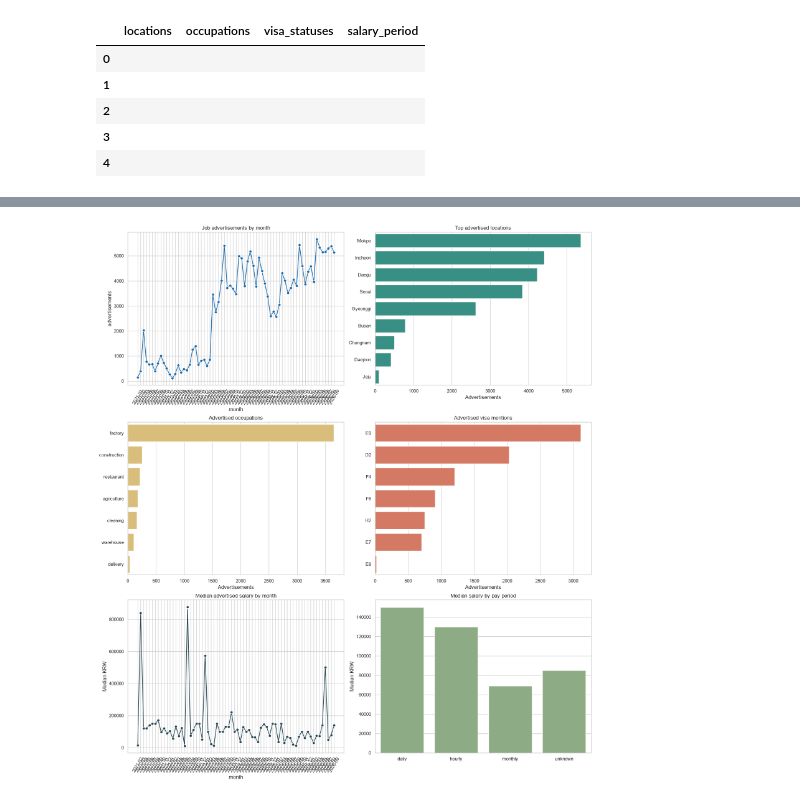
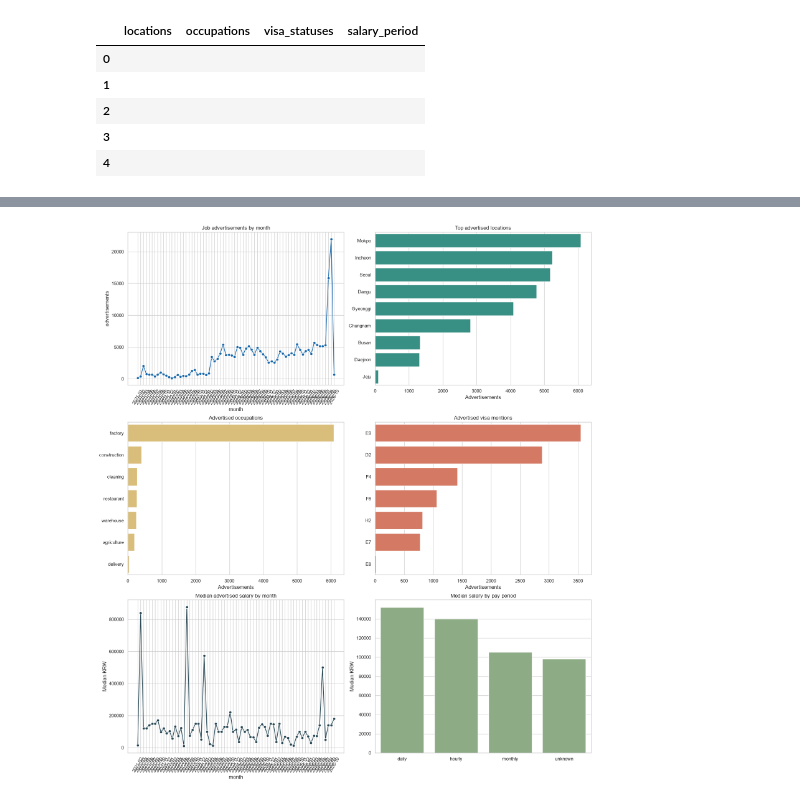
Before and after one commit to yusufjonc07/Job-Posting-Analysis, a Jupyter notebook: src/notebooks/analysis.ipynb, the cells around one changed output, grey strips where cells are left out. Saved outputs shown, nothing was run; the diff lists cells and outputs as text; code cells hidden in the pictures.

```diff
--- a/src/notebooks/analysis.ipynb
+++ b/src/notebooks/analysis.ipynb
@@ -2,6 +2,16 @@
 # Uzbek-Language Telegram Job Market in South Korea
 
 This notebook measures the advertised Uzbek-speaking Telegram job market. It describes advertisements, not the entire Korean labor market, and does not infer individual workers' legal status.
+# %%
+import sys
+from pathlib import Path
+
+for candidate in (Path.cwd(), *Path.cwd().parents):
+    if (candidate / "src" / "tdlib").is_dir():
+        sys.path.insert(0, str(candidate))
+        break
+else:
+    raise FileNotFoundError("Could not find the project root")
 # %%
 import json
 import pandas as pd
@@ -75,14 +85,17 @@ Duplicate rows: 0
 # %%
 import re
 # %%
-import sys
-
-PROJECT_ROOT = DATASET_PATH.parent.parent
-sys.path.insert(0, str(PROJECT_ROOT))
-from src.utils.locations import load_group_locations, resolve_location
-
-# Location = Korean address in the post, else a place name in Latin/Cyrillic letters, else the group's.
-GROUP_LOCATIONS = load_group_locations(PROJECT_ROOT / "data" / "telegram_groups.csv")
+LOCATION_KEYWORDS = {
+    "Seoul": ["seoul", "서울", "seul"],
+    "Gyeonggi": ["gyeonggi", "경기", "gyeonggido", "kyongido"],
+    "Incheon": ["incheon", "인천"],
+    "Busan": ["busan", "부산"],
+    "Chungnam": ["chungnam", "충남", "cheonan", "천안"],
+    "Mokpo": ["mokpo", "목포"],
+    "Daegu": ["daegu", "대구", "tegu"],
+    "Daejeon": ["daejeon", "대전"],
+    "Jeju": ["jeju", "제주"],
+}
 
 OCCUPATION_KEYWORDS = {
     "factory": ["factory", "zavod", "공장", "생산"],
@@ -122,12 +135,9 @@ def extract_salary(text: str) -> tuple[int | None, str]:
 
 def enrich(row: pd.Series) -> pd.Series:
     salary, salary_period = extract_salary(row["text"])
-    province, city, location_source = resolve_location(row["text"], row["source_file"], GROUP_LOCATIONS)
     return pd.Series(
         {
-            "province": province,
-            "city": city,
-            "location_source": location_source,
+            "locations": matching_labels(row["text"], LOCATION_KEYWORDS),
             "occupations": matching_labels(row["text"], OCCUPATION_KEYWORDS),
             "visa_statuses": ";".join(sorted(set(VISA_PATTERN.findall(row["text"])), key=str.lower)),
             "salary_krw": salary,
@@ -140,7 +150,7 @@ def enrich(row: pd.Series) -> pd.Series:
 
 
 features = unique_messages.join(unique_messages.apply(enrich, axis=1))
-features[["province", "city", "location_source", "occupations", "visa_statuses", "salary_period"]].head()
+features[["locations", "occupations", "visa_statuses", "salary_period"]].head()
 # %% [output]
 |  | locations | occupations | visa_statuses | salary_period |
 | 0 |  |  |  |  |
@@ -291,7 +291,7 @@ import seaborn as sns
 sns.set_theme(style="whitegrid", context="notebook")
 
 monthly = features.groupby("month").size().rename("advertisements").reset_index()
-location_counts = located.groupby("province").size().sort_values(ascending=False).head(10).rename("advertisements").rename_axis("label").reset_index()
+location_counts = exploded_counts(features, "locations").head(10).reset_index()
 occupation_counts = exploded_counts(features, "occupations").reset_index()
 visa_counts = exploded_counts(features, "visa_statuses").head(10).reset_index()
 salary_monthly = (
@@ -307,35 +307,35 @@ axes[0, 0].set_title("Job advertisements by month")
 axes[0, 0].tick_params(axis="x", rotation=60)
 
 sns.barplot(data=location_counts, y="label", x="advertisements", ax=axes[0, 1], color="#2a9d8f")
-axes[0, 1].set_title("Top advertised provinces")
+axes[0, 1].set_title("Top advertised locations")
 axes[0, 1].set_xlabel("Advertisements")
 axes[0, 1].set_ylabel("")
 
 sns.barplot(data=occupation_counts, y="label", x="advertisements", ax=axes[1, 0], color="#e9c46a")
 axes[1, 0].set_title("Advertised occupations")
 axes[1, 0].set_xlabel("Advertisements")
 axes[1, 0].set_ylabel("")
 
 sns.barplot(data=visa_counts, y="label", x="advertisements", ax=axes[1, 1], color="#e76f51")
 axes[1, 1].set_title("Advertised visa mentions")
 axes[1, 1].set_xlabel("Advertisements")
 axes[1, 1].set_ylabel("")
 
 sns.lineplot(data=salary_monthly, x="month", y="salary_krw", marker="o", ax=axes[2, 0], color="#264653")
 axes[2, 0].set_title("Median advertised salary by month")
 axes[2, 0].set_ylabel("Median KRW")
 axes[2, 0].tick_params(axis="x", rotation=60)
 
 salary_period = (
     features.dropna(subset=["salary_krw"])
     .groupby("salary_period", as_index=False)["salary_krw"]
     .median()
 )
 sns.barplot(data=salary_period, x="salary_period", y="salary_krw", ax=axes[2, 1], color="#8ab17d")
 axes[2, 1].set_title("Median salary by pay period")
 axes[2, 1].set_ylabel("Median KRW")
 axes[2, 1].set_xlabel("")
 
 plt.show()
 # %% [output]
-[figure, old version]
+[figure, new version]
```
Also changed, not shown: parts of 6 cells of this notebook, 47 other files.
